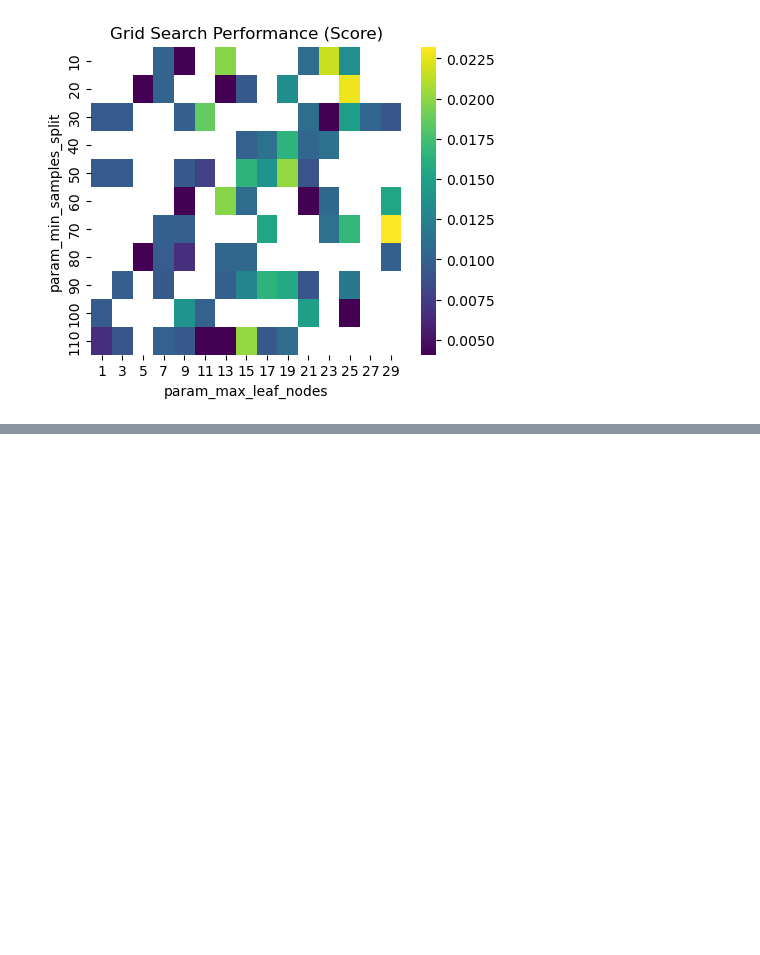
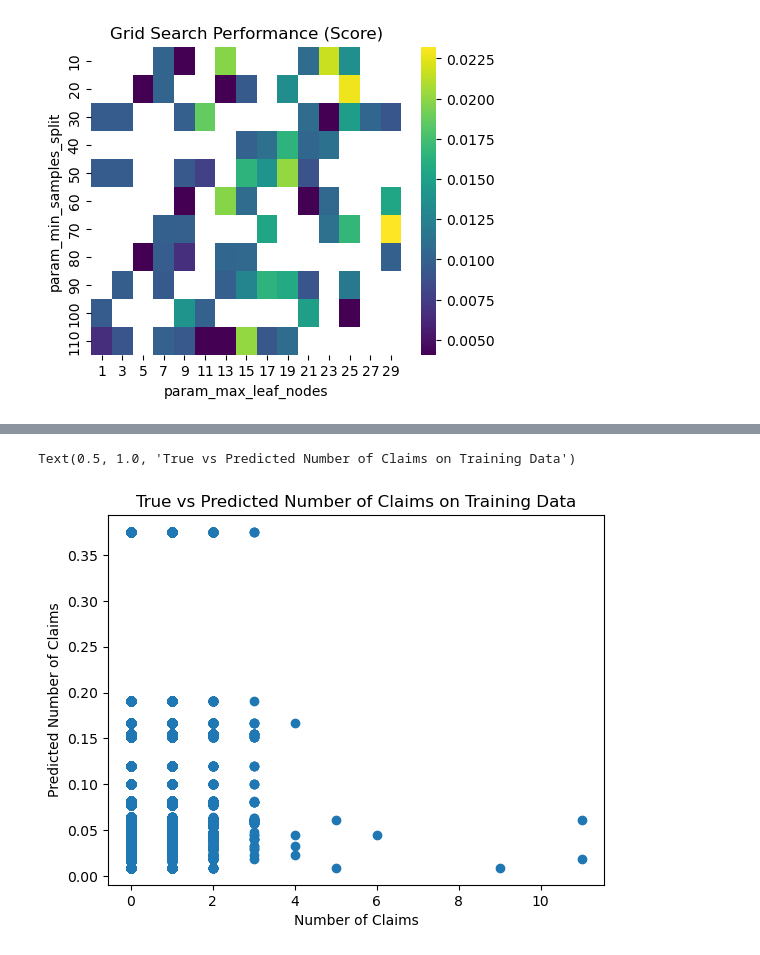
Before and after one commit to BossThePro/MLProject-Group-SR, a Jupyter notebook: Archives/dt_fit.ipynb, the cells around one changed output, grey strips where cells are left out. Cells and saved outputs as stored; diff of their text form; code cells hidden in the pictures; blank space fills up the shorter version.

```diff
--- a/Archives/dt_fit.ipynb
+++ b/Archives/dt_fit.ipynb
@@ -394,0 +469,8 @@ plt.show()
+# %%
+plt.scatter(y_train,prediction_train)
+plt.xlabel("Number of Claims")
+plt.ylabel("Predicted Number of Claims")
+plt.title("True vs Predicted Number of Claims on Training Data")
+# %% [output]
+Text(0.5, 1.0, 'True vs Predicted Number of Claims on Training Data')
+[figure, added]
```
Also changed, not shown: parts of 47 cells of this notebook, 4 other files.
